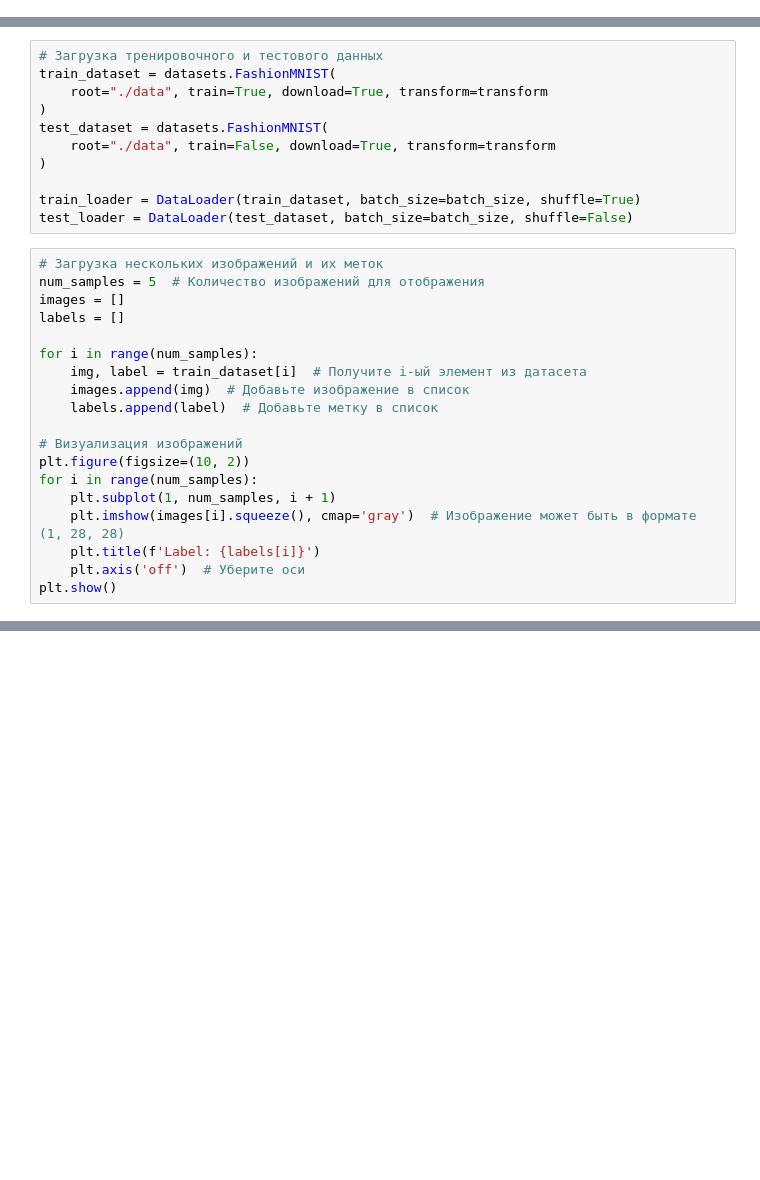
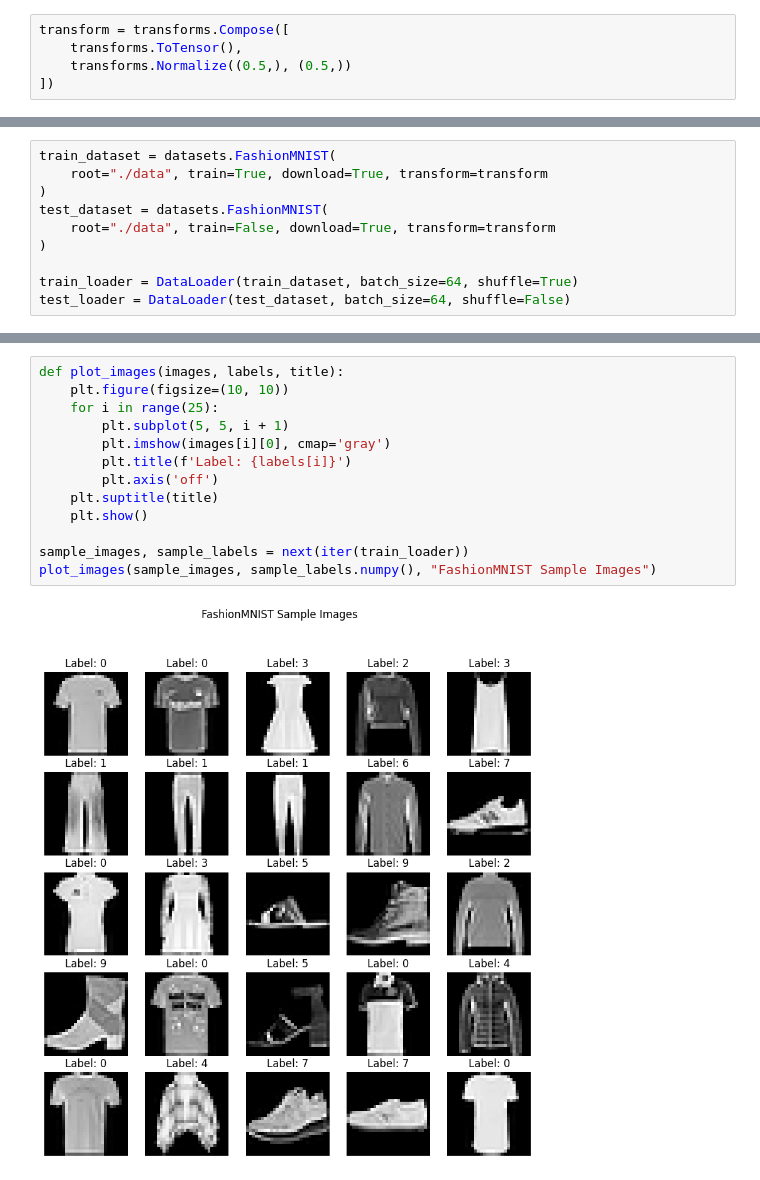
Before and after one commit to pzuboff/fashion_mnist_classifier, a Jupyter notebook: fashion_mnist_classifier.ipynb, the cells around one changed output, grey strips where cells are left out. Saved outputs shown, nothing was run; the diff lists cells and outputs as text; blank space fills up the shorter version.

```diff
--- a/fashion_mnist_classifier.ipynb
+++ b/fashion_mnist_classifier.ipynb
@@ -18,0 +12,5 @@ transform = transforms.Compose(
+# %%
+transform = transforms.Compose([
+    transforms.ToTensor(),
+    transforms.Normalize((0.5,), (0.5,))
+])
@@ -19,5 +19,4 @@ transform = transforms.Compose(
 # %%
-# Загрузка тренировочного и тестового данных
 train_dataset = datasets.FashionMNIST(
     root="./data", train=True, download=True, transform=transform
 )
@@ -25,24 +24,5 @@ test_dataset = datasets.FashionMNIST(
     root="./data", train=False, download=True, transform=transform
 )
 
-train_loader = DataLoader(train_dataset, batch_size=batch_size, shuffle=True)
-test_loader = DataLoader(test_dataset, batch_size=batch_size, shuffle=False)
+train_loader = DataLoader(train_dataset, batch_size=64, shuffle=True)
+test_loader = DataLoader(test_dataset, batch_size=64, shuffle=False)
-# %%
-# Загрузка нескольких изображений и их меток
-num_samples = 5  # Количество изображений для отображения
-images = []
-labels = []
-
-for i in range(num_samples):
-    img, label = train_dataset[i]  # Получите i-ый элемент из датасета
-    images.append(img)  # Добавьте изображение в список
-    labels.append(label)  # Добавьте метку в список
-
-# Визуализация изображений
-plt.figure(figsize=(10, 2))
-for i in range(num_samples):
-    plt.subplot(1, num_samples, i + 1)
-    plt.imshow(images[i].squeeze(), cmap='gray')  # Изображение может быть в формате (1, 28, 28)
-    plt.title(f'Label: {labels[i]}')
-    plt.axis('off')  # Уберите оси
-plt.show()
@@ -50,0 +31,15 @@ plt.show()
+# %%
+def plot_images(images, labels, title):
+    plt.figure(figsize=(10, 10))
+    for i in range(25):
+        plt.subplot(5, 5, i + 1)
+        plt.imshow(images[i][0], cmap='gray')
+        plt.title(f'Label: {labels[i]}')
+        plt.axis('off')
+    plt.suptitle(title)
+    plt.show()
+
+sample_images, sample_labels = next(iter(train_loader))
+plot_images(sample_images, sample_labels.numpy(), "FashionMNIST Sample Images")
+# %% [output]
+[figure, added]
```
Also changed, not shown: parts of 16 cells of this notebook.
